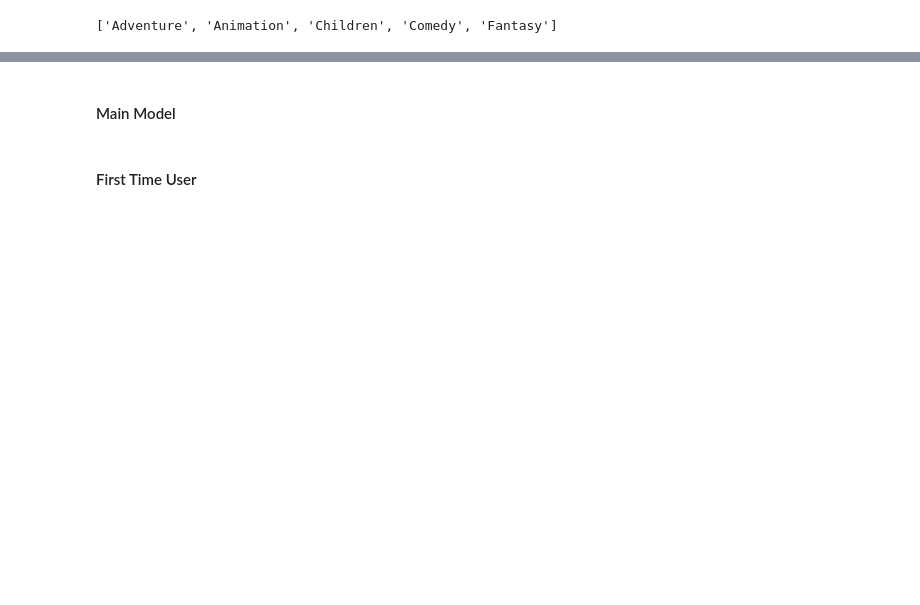
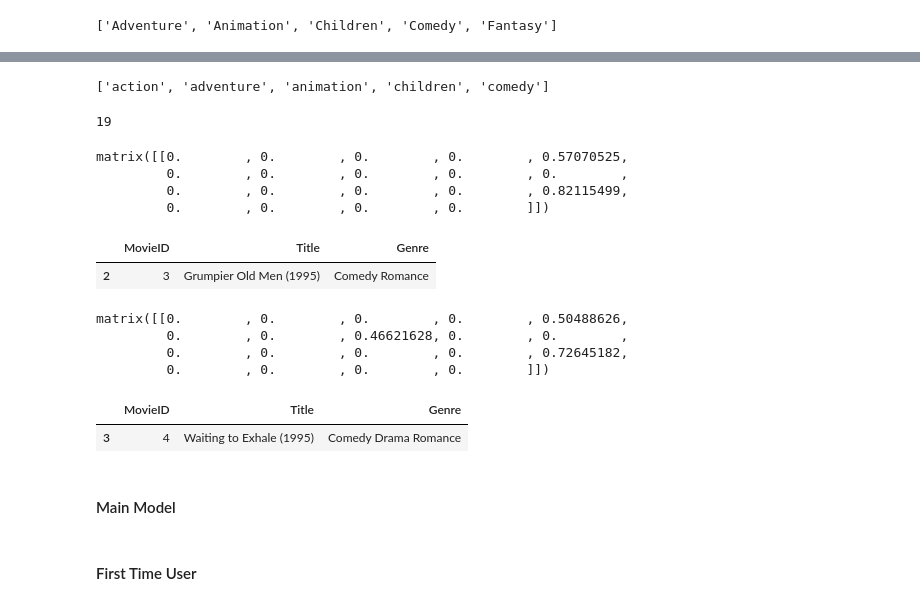
Before and after one commit to Intarite/Caesar, a Jupyter notebook: Lab 01.ipynb, the cells around one changed output, grey strips where cells are left out. Drawn from its saved outputs; the diff is of its cells as text; code cells hidden in the pictures; blank space fills up the shorter version.

```diff
--- a/Lab 01.ipynb
+++ b/Lab 01.ipynb
@@ -106,0 +121,8 @@ Others, Resulting `Sci-Fi` to (`Sci` + `Fi`), `Film-Noir` to (`Film` + `Noir`)
+# %%
+tfidf.get_feature_names_out().tolist()[:5]
+# %% [output]
+['action', 'adventure', 'animation', 'children', 'comedy']
+# %%
+len(tfidf.get_feature_names_out().tolist())
+# %% [output]
+19
@@ -107,3 +133,27 @@ Others, Resulting `Sci-Fi` to (`Sci` + `Fi`), `Film-Noir` to (`Film` + `Noir`)
+# %%
+metrics.todense()[2]
+# %% [output]
+matrix([[0.        , 0.        , 0.        , 0.        , 0.57070525,
+         0.        , 0.        , 0.        , 0.        , 0.        ,
+         0.        , 0.        , 0.        , 0.        , 0.82115499,
+         0.        , 0.        , 0.        , 0.        ]])
+# %%
+origin.iloc[2:3]
+# %% [output]
+|  | MovieID | Title | Genre |
+| 2 | 3 | Grumpier Old Men (1995) | Comedy Romance |
+# %%
+metrics.todense()[3]
+# %% [output]
+matrix([[0.        , 0.        , 0.        , 0.        , 0.50488626,
+         0.        , 0.        , 0.46621628, 0.        , 0.        ,
+         0.        , 0.        , 0.        , 0.        , 0.72645182,
+         0.        , 0.        , 0.        , 0.        ]])
+# %%
+origin.iloc[3:4]
+# %% [output]
+|  | MovieID | Title | Genre |
+| 3 | 4 | Waiting to Exhale (1995) | Comedy Drama Romance |
 # %% [markdown]
 #### Main Model
 # %% [markdown]
```
Also changed, not shown: parts of 6 cells of this notebook.
